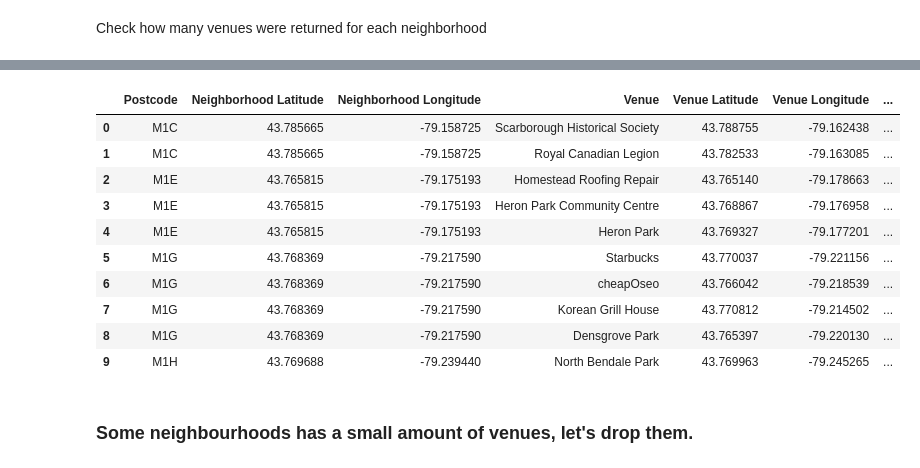
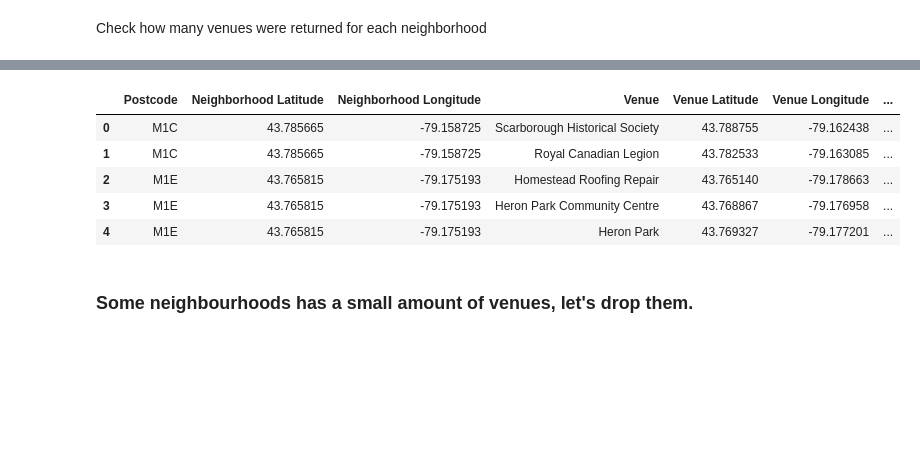
Before and after one commit to rangerQ/Coursera_capstone, a Jupyter notebook: notebooks/Toronto.ipynb, the cells around one changed output, grey strips where cells are left out. Saved outputs shown, nothing was run; the diff lists cells and outputs as text; code cells hidden in the pictures; blank space fills up the shorter version.

```diff
--- a/notebooks/Toronto.ipynb
+++ b/notebooks/Toronto.ipynb
@@ -330,17 +305,12 @@ Toronto_venues[['Postcode','Venue']].groupby('Postcode').count()
 # %%
-Toronto_venues.head(10)
+Toronto_venues.head()
 # %% [output]
 |  | Postcode | Neighborhood Latitude | Neighborhood Longitude | Venue | Venue Latitude | Venue Longitude | ... |
 | 0 | M1C | 43.785665 | -79.158725 | Scarborough Historical Society | 43.788755 | -79.162438 | ... |
 | 1 | M1C | 43.785665 | -79.158725 | Royal Canadian Legion | 43.782533 | -79.163085 | ... |
 | 2 | M1E | 43.765815 | -79.175193 | Homestead Roofing Repair | 43.765140 | -79.178663 | ... |
 | 3 | M1E | 43.765815 | -79.175193 | Heron Park Community Centre | 43.768867 | -79.176958 | ... |
 | 4 | M1E | 43.765815 | -79.175193 | Heron Park | 43.769327 | -79.177201 | ... |
-| 5 | M1G | 43.768369 | -79.217590 | Starbucks | 43.770037 | -79.221156 | ... |
-| 6 | M1G | 43.768369 | -79.217590 | cheapOseo | 43.766042 | -79.218539 | ... |
-| 7 | M1G | 43.768369 | -79.217590 | Korean Grill House | 43.770812 | -79.214502 | ... |
-| 8 | M1G | 43.768369 | -79.217590 | Densgrove Park | 43.765397 | -79.220130 | ... |
-| 9 | M1H | 43.769688 | -79.239440 | North Bendale Park | 43.769963 | -79.245265 | ... |
 # %% [markdown]
 ### Some neighbourhoods has a small amount of venues, let's drop them.
 # %%
```
Also changed, not shown: parts of 5 cells of this notebook.
